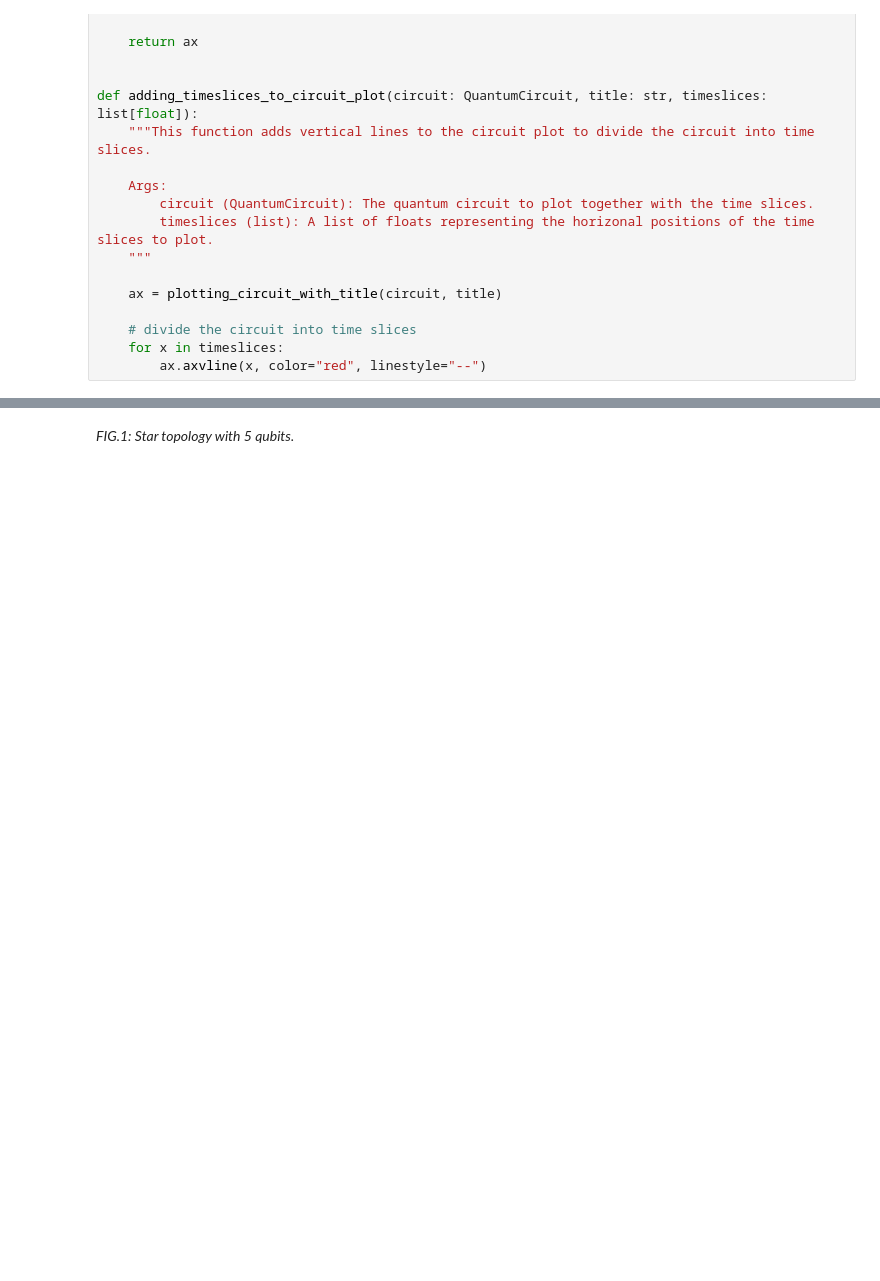
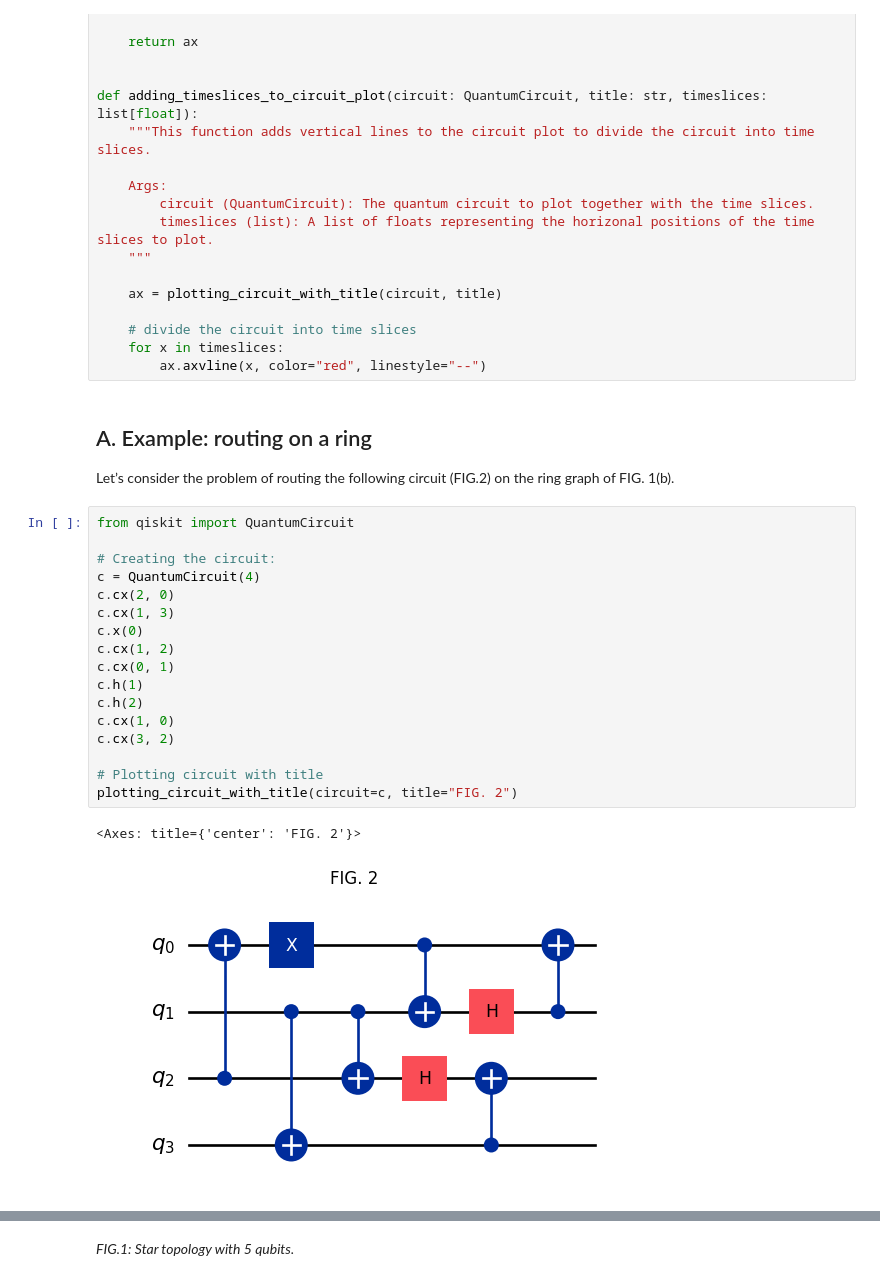
Before and after one commit to quantummasterbarcelonacode/qiskit-fall-fest-2025, a Jupyter notebook: notebooks/challenges/Qubit_Routing_Problem/Transpilation.ipynb, the cells around one changed output, grey strips where cells are left out. Drawn from its saved outputs; the diff is of its cells as text; blank space fills up the shorter version.

```diff
--- a/notebooks/challenges/Qubit_Routing_problem/Advanced.ipynb
+++ b/notebooks/challenges/Qubit_Routing_Problem/Transpilation.ipynb
@@ -51,3 +78,27 @@ def adding_timeslices_to_circuit_plot(circuit: QuantumCircuit, title: str, times
     # divide the circuit into time slices
     for x in timeslices:
         ax.axvline(x, color="red", linestyle="--")
+# %% [markdown]
+## A. Example: routing on a ring
+
+Let’s consider the problem of routing the following circuit (FIG.2) on the ring graph of FIG. 1(b).
+# %%
+from qiskit import QuantumCircuit
+
+# Creating the circuit:
+c = QuantumCircuit(4)
+c.cx(2, 0)
+c.cx(1, 3)
+c.x(0)
+c.cx(1, 2)
+c.cx(0, 1)
+c.h(1)
+c.h(2)
+c.cx(1, 0)
+c.cx(3, 2)
+
+# Plotting circuit with title
+plotting_circuit_with_title(circuit=c, title="FIG. 2")
+# %% [output]
+<Axes: title={'center': 'FIG. 2'}>
+[figure, added]
```
Also changed, not shown: parts of 36 cells of this notebook, 9 other files.
